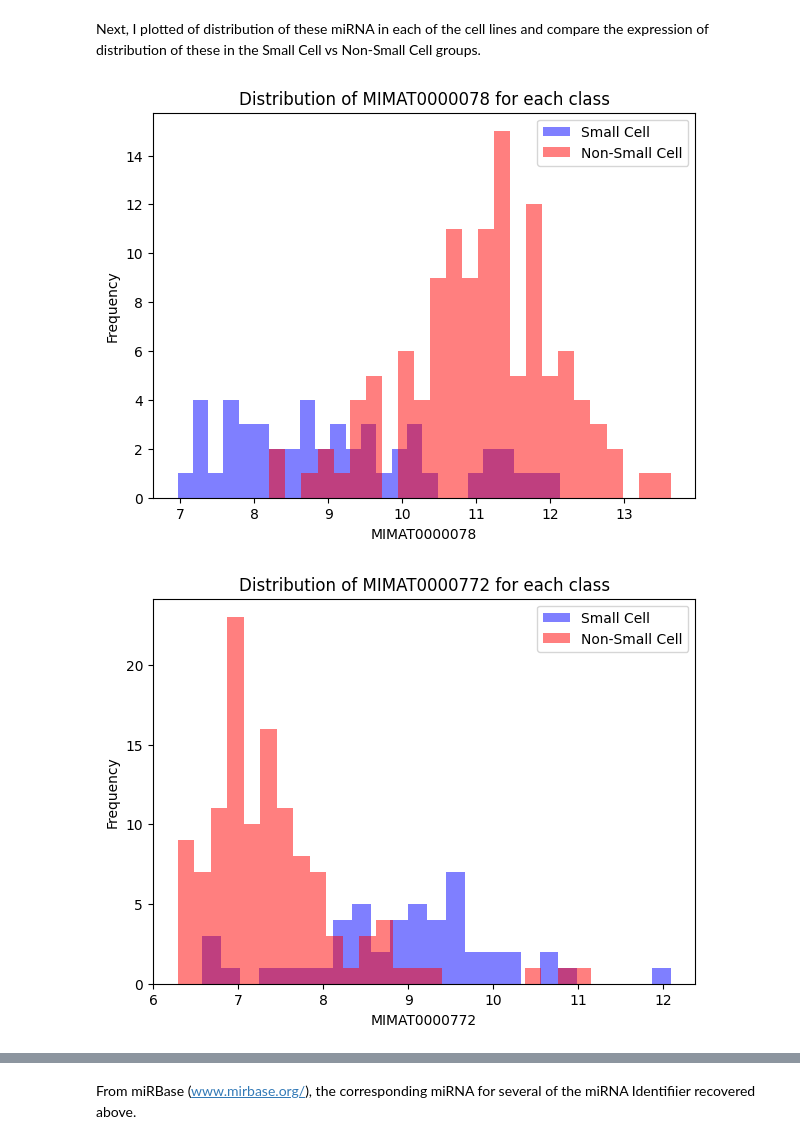
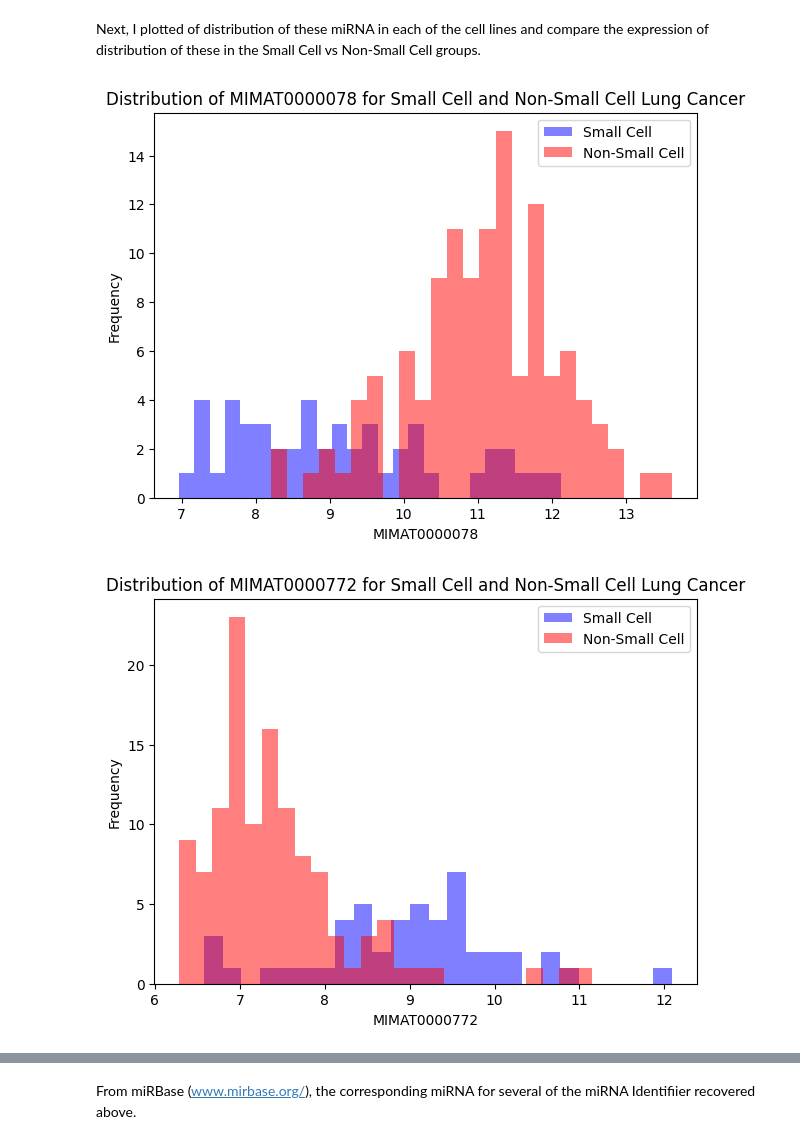
Before and after one commit to gc2321/3235-Machine-Learning, a Jupyter notebook: lung/lung_mirna.ipynb, the cells around one changed output, grey strips where cells are left out. Saved outputs shown, nothing was run; the diff lists cells and outputs as text; code cells hidden in the pictures.

```diff
--- a/lung/lung_mirna.ipynb
+++ b/lung/lung_mirna.ipynb
@@ -566,18 +567,18 @@ Next, I plotted of distribution of these miRNA in each of the cell lines and com
 # %%
 class_0_data = df[df['target'] == "Small Cell"].drop(columns=['target'])
 class_1_data = df[df['target'] == "Non-Small Cell"].drop(columns=['target'])
 
 # Plot histograms for each feature comparing the two classes
 for feature in df.columns[:-1]:  # Exclude the target column from iteration
     plt.figure(figsize=(7, 5))
     plt.hist(class_0_data[feature], bins=25, alpha=0.5, label='Small Cell', color='blue')
     plt.hist(class_1_data[feature], bins=25, alpha=0.5, label='Non-Small Cell', color='red')
-    plt.title(f'Distribution of {feature} for each class')
+    plt.title(f'Distribution of {feature} for Small Cell and Non-Small Cell Lung Cancer')
     plt.xlabel(feature)
     plt.ylabel('Frequency')
     plt.legend()
     plt.show()
     print()
 # %% [output]
-[figure, old version]
+[figure, new version]
-[figure, old version]
+[figure, new version]
```
Also changed, not shown: parts of 28 cells of this notebook.
